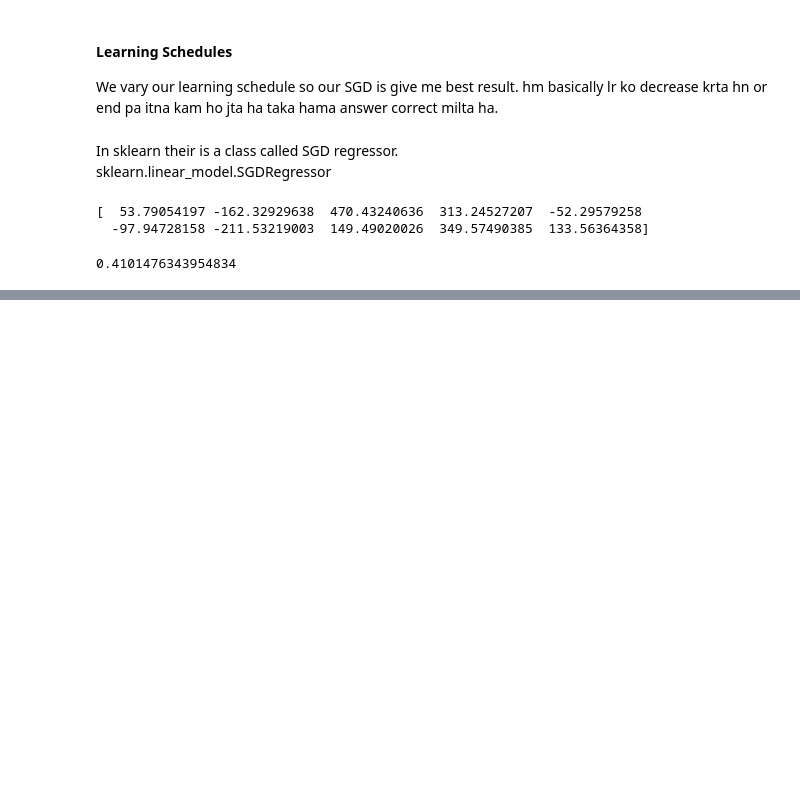
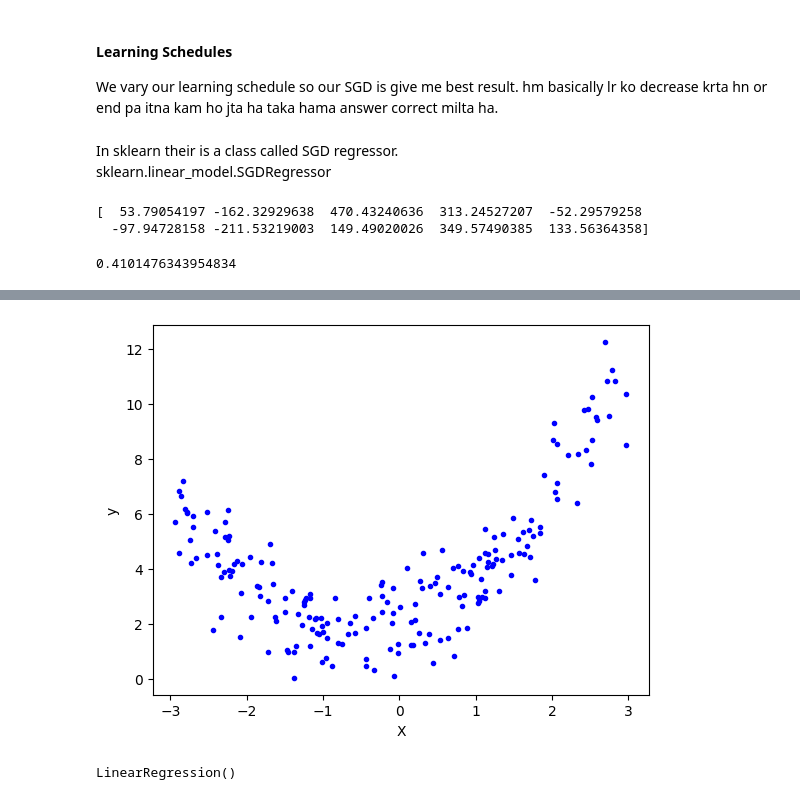
Before and after one commit to Hamzajani153/DSMP, a Jupyter notebook: DSMP/Machine_learning/ML.ipynb, the cells around one changed output, grey strips where cells are left out. Drawn from its saved outputs; the diff is of its cells as text; code cells hidden in the pictures; blank space fills up the shorter version.

```diff
--- a/DSMP/Machine_learning/ML.ipynb
+++ b/DSMP/Machine_learning/ML.ipynb
@@ -445,0 +461,10 @@ r2_score(y_test, y_pred)
+# %%
+X = 6 * np.random.rand(200,1) - 3
+y = 0.8 * X**2 + 0.9 * X + 2 + np.random.randn(200,1)
+# %%
+plt.plot(X,y,'b.')
+plt.xlabel('X')
+plt.ylabel('y')
+plt.show()
+# %% [output]
+[figure, added]
@@ -445,0 +475,4 @@ r2_score(y_test, y_pred)
+# %%
+lr.fit(X_train, y_train)
+# %% [output]
+LinearRegression()
```
Also changed, not shown: parts of 14 cells of this notebook.
